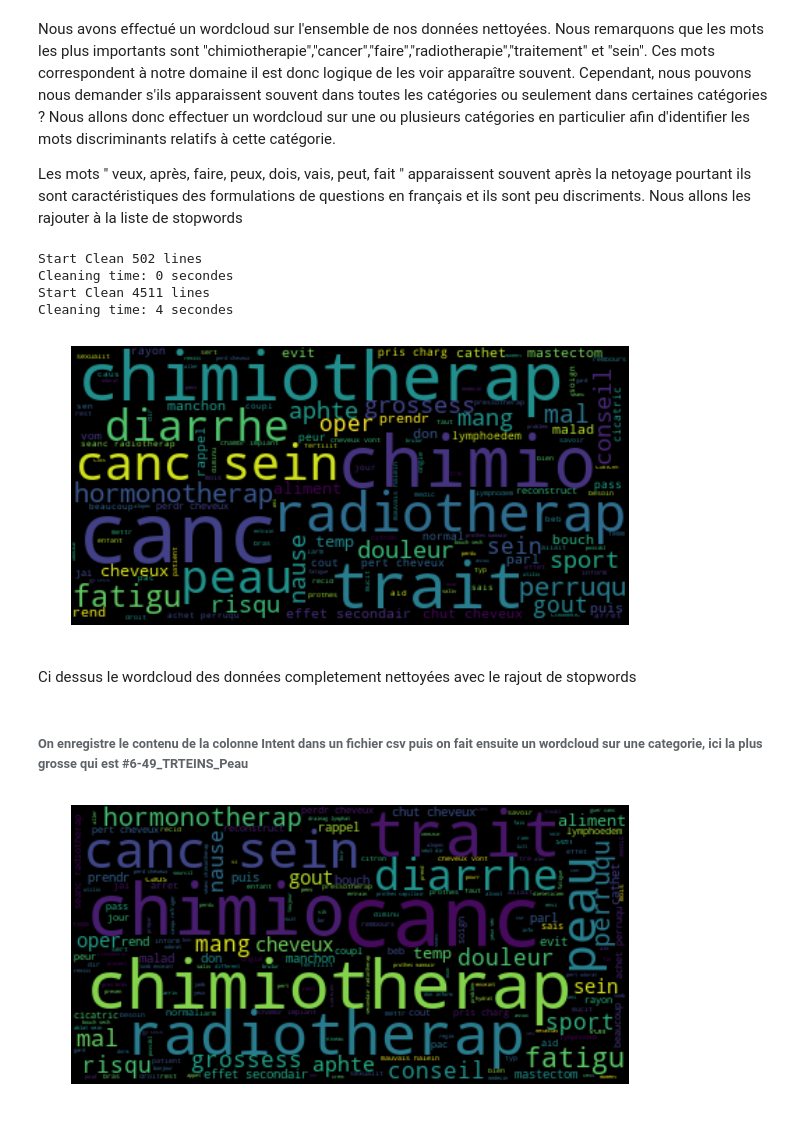
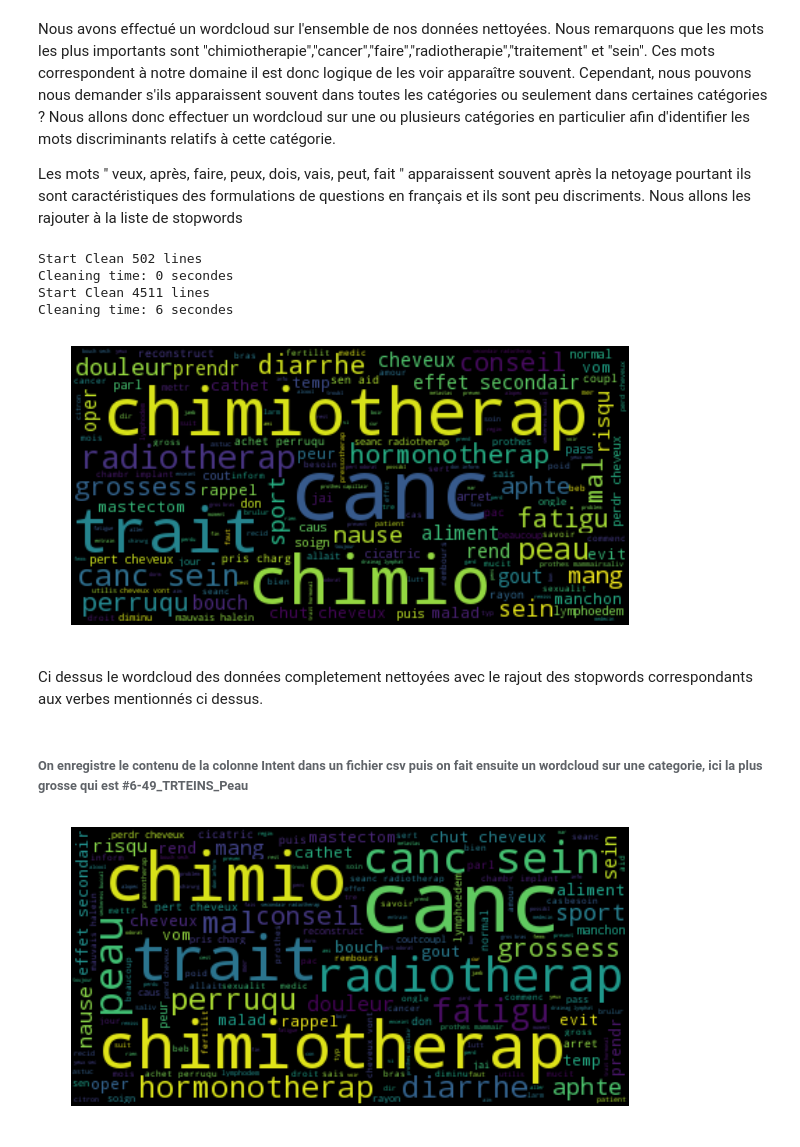
Before and after one commit to emmaboucheron/chatbot, a Jupyter notebook: wordcloud_projet.ipynb, the cells around one changed output. Drawn from its saved outputs; the diff is of its cells as text; code cells hidden in the pictures.

```diff
--- a/wordcloud_projet.ipynb
+++ b/wordcloud_projet.ipynb
@@ -43,7 +43,7 @@ import matplotlib.pyplot as plt
 Définition du répertoir de travail, des noms des différents fichiers utilisés et des variables globales.
 # %%
 # Répertoire de travail
-DATA_DIR = "C:\Users\PC de Laure\Desktop\chatbot-master\chatbot-master\INSA_wefight_data_clean.csv"
+DATA_DIR = "C:\Users\emma\Documents\ecole\insa\projet chabot\INSA_wefight_data_clean.csv"
 
 # Nom des fichiers
 training_reduit_path = DATA_DIR
@@ -61,7 +61,7 @@ HEADER_TRAIN =['Question','Intent','BlockId', 'Action']
 # %%
 def split_dataset(input_path, nb_line, tauxValid,columns):
     time_start = time.time()
-    data_all = pd.read_csv(input_path,sep=";",names=columns,nrows=nb_line) #cree data frame
+    data_all = pd.read_csv(input_path,sep=",",names=columns,nrows=nb_line) #cree data frame
     data_all = data_all.fillna("") #remplace les na par " "
     data_train, data_valid = train_test_split(data_all, test_size = tauxValid) # Split arrays or matrices into random train and test subsets
     time_end = time.time()
@@ -100,7 +100,7 @@ import nltk # Nettoyage des données
 ## Depuis NLTK
 nltk_stopwords = nltk.corpus.stopwords.words('french')
 ## Depuis Un fichier externe.
-lucene_stopwords = [unicode(w, "utf-8") for w in open("C:\Users\PC de Laure\Desktop\chatbot-master\chatbot-master\lucene_stopwords.txt").read().split(",")] #En local
+lucene_stopwords = [unicode(w, "utf-8") for w in open("C:\Users\emma\Documents\ecole\insa\projet chabot\lucene_stopwords.txt").read().split(",")] #En local
 
 ## Union des deux fichiers de stopwords
 stopwords = list(set(nltk_stopwords).union(set(lucene_stopwords)))
@@ -414,33 +412,33 @@ data_train_clean = clean_df2(data_train)
 Start Clean 502 lines
 Cleaning time: 0 secondes
 Start Clean 4511 lines
-Cleaning time: 4 secondes
+Cleaning time: 6 secondes
 # %%
 description = data_train_clean["Question"]
 description.to_csv('Question.csv', sep = ',')
-text = open("C:\Users\PC de Laure\Desktop\chatbot-master\chatbot-master\Question.csv").read()
+text = open("C:\Users\emma\Documents\ecole\insa\projet chabot\Question.csv").read()
 # Generate a word cloud image
 wordcloud = WordCloud().generate(text)
 
 # Display the generated image:
 # the matplotlib way:
 #import matplotlib.pyplot as plt
 #plt.imshow(wordcloud, interpolation='bilinear')
 #plt.axis("off")
 # lower max_font_size
 wordcloud = WordCloud(max_font_size=60).generate(text)
 plt.figure(figsize=(10,10))
 plt.imshow(wordcloud, interpolation="bilinear")
 plt.axis("off")
 plt.show()
 
 # The pil way (if you don't have matplotlib)
 # image = wordcloud.to_image()
 # image.show()
 # %% [output]
-[figure, old version]
+[figure, new version]
 # %% [markdown]
-Ci dessus le wordcloud des données completement nettoyées avec le rajout de stopwords
+Ci dessus le wordcloud des données completement nettoyées avec le rajout des stopwords correspondants aux verbes mentionnés ci dessus.
 # %%
 # tri par catégorie, on a un data frame pour une catégorie
 df = data_train_clean[data_train_clean['Intent'] == '#6-49_TRTEINS_Peau']
@@ -451,7 +449,7 @@ description2 = df
 description2.to_csv('Intent.csv', sep = ',')
 # %%
 
-text = open("C:\Users\PC de Laure\Desktop\chatbot-master\chatbot-master\Question.csv").read()
+text = open("C:\Users\emma\Documents\ecole\insa\projet chabot\Intent.csv").read()
 # Generate a word cloud image
 wordcloud = WordCloud().generate(text)
 
@@ -472,5 +470,5 @@ plt.show()
 # image = wordcloud.to_image()
 # image.show()
 # %% [output]
-[figure, old version]
+[figure, new version]
 # %% [markdown]
```
Also changed, not shown: parts of 17 cells of this notebook.
